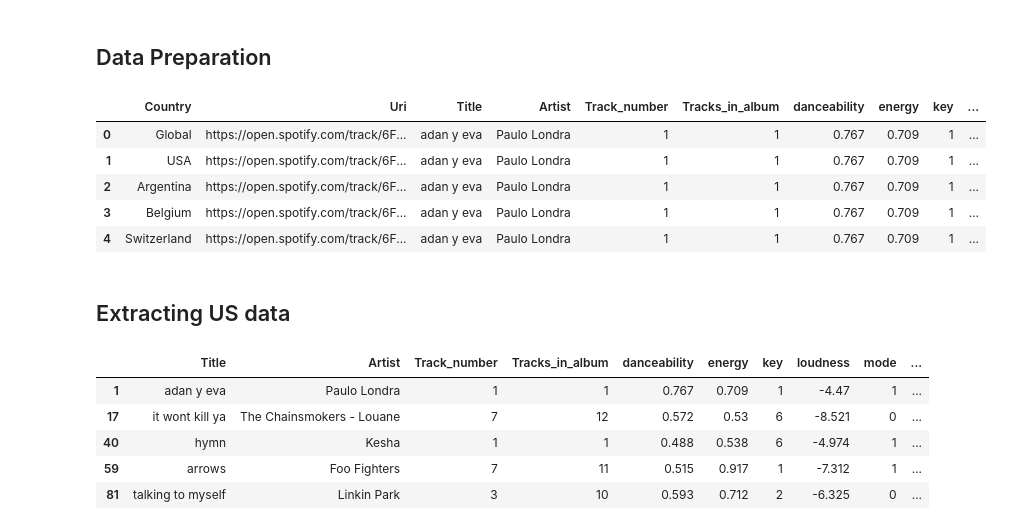
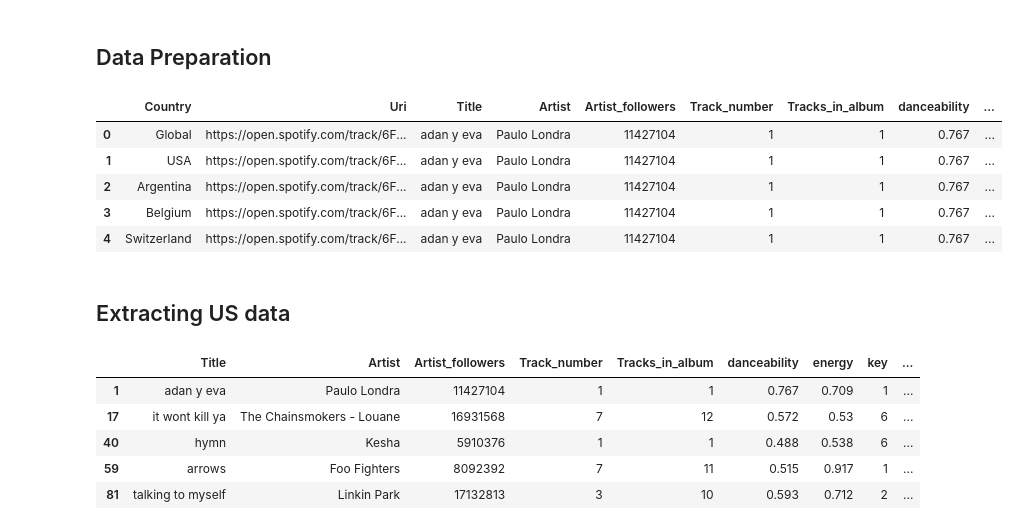
Before and after one commit to AndrewRBader/CU-Fintech_Project-2, a Jupyter notebook: Halam/compiled_notebook.ipynb, the cells around one changed output. Drawn from its saved outputs; the diff is of its cells as text; code cells hidden in the pictures.

```diff
--- a/Halam/compiled_notebook.ipynb
+++ b/Halam/compiled_notebook.ipynb
@@ -12,21 +12,24 @@ pd.set_option('display.max_columns', 200)
 # %%
 # Open the CSV file in a Pandas DataFrame
 spotify_df = pd.read_csv(Path("../Resources/spotify_data.csv"))
-# %%
-# dropping null columns in dataframe - these columns were created by the creators of this data using thier NLP
-spotify_df = spotify_df[spotify_df.isnull().sum()[spotify_df.isnull().sum()==0].keys()].copy()
 # %%
 # Drop unnecessary/irrelevant/redundant columns
-spotify_df = spotify_df.drop(columns=['Album/Single', 'Genre', 'Genre_new', 'Explicit', 'Album', 'Release_date', 'Cluster', 'Popu_max', 'Popularity', 'Cluster'])
-
+spotify_df = spotify_df.drop(
+    columns=['Album/Single', 'Genre', 'Genre_new', 'Explicit', 'Album', 'Release_date', 'Cluster',
+             'Popu_max', 'Popularity', 'Cluster', 'bing_norm_negative', 'bing_norm_neutral',
+             'bing_norm_positive','Argentina','Australia','Austria','Belgium','Brazil','Canada',
+             'Chile','Colombia','Costa Rica','Denmark','Ecuador','Finland','France','Germany',
+             'Global','Indonesia','Ireland','Italy','Malaysia','Mexico','Netherlands','New Zealand',
+             'Norway','Peru','Philippines','Poland','Portugal','Singapore','Spain','Sweden',
+             'Switzerland','Turkey','UK','USA'])
 spotify_df.head()
 # %% [output]
-|  | Country | Uri | Title | Artist | Track_number | Tracks_in_album | danceability | energy | key | ... |
-| 0 | Global | https://open.spotify.com/track/6F... | adan y eva | Paulo Londra | 1 | 1 | 0.767 | 0.709 | 1 | ... |
-| 1 | USA | https://open.spotify.com/track/6F... | adan y eva | Paulo Londra | 1 | 1 | 0.767 | 0.709 | 1 | ... |
-| 2 | Argentina | https://open.spotify.com/track/6F... | adan y eva | Paulo Londra | 1 | 1 | 0.767 | 0.709 | 1 | ... |
-| 3 | Belgium | https://open.spotify.com/track/6F... | adan y eva | Paulo Londra | 1 | 1 | 0.767 | 0.709 | 1 | ... |
-| 4 | Switzerland | https://open.spotify.com/track/6F... | adan y eva | Paulo Londra | 1 | 1 | 0.767 | 0.709 | 1 | ... |
+|  | Country | Uri | Title | Artist | Artist_followers | Track_number | Tracks_in_album | danceability | ... |
+| 0 | Global | https://open.spotify.com/track/6F... | adan y eva | Paulo Londra | 11427104 | 1 | 1 | 0.767 | ... |
+| 1 | USA | https://open.spotify.com/track/6F... | adan y eva | Paulo Londra | 11427104 | 1 | 1 | 0.767 | ... |
+| 2 | Argentina | https://open.spotify.com/track/6F... | adan y eva | Paulo Londra | 11427104 | 1 | 1 | 0.767 | ... |
+| 3 | Belgium | https://open.spotify.com/track/6F... | adan y eva | Paulo Londra | 11427104 | 1 | 1 | 0.767 | ... |
+| 4 | Switzerland | https://open.spotify.com/track/6F... | adan y eva | Paulo Londra | 11427104 | 1 | 1 | 0.767 | ... |
 # %%
 # save it to a csv file
 spotify_df.to_csv("../Resources/spotify_data_prepared.csv")
@@ -39,17 +42,20 @@ spotify_df = spotify_df.drop(columns=['Uri'])
 # selecting US data from original dataframe
 spotify_us_df = spotify_df[spotify_df['Country'] == "USA"].copy()
 
-# drop the Country and bing columns
-spotify_us_df = spotify_us_df.drop(columns = ["Country", "bing_norm_negative", "bing_norm_neutral", "bing_norm_positive"]).copy()
+# dropping null columns in dataframe - these columns were created by the creators of this data using thier NLP
+spotify_us_df = spotify_us_df[spotify_us_df.isnull().sum()[spotify_us_df.isnull().sum()==0].keys()].copy()
+
+# drop the Country column
+spotify_us_df = spotify_us_df.drop(columns=['Country'])
 
 # view the dataframe
 spotify_us_df.head()
 # %% [output]
-|  | Title | Artist | Track_number | Tracks_in_album | danceability | energy | key | loudness | mode | ... |
-| 1 | adan y eva | Paulo Londra | 1 | 1 | 0.767 | 0.709 | 1 | -4.47 | 1 | ... |
-| 17 | it wont kill ya | The Chainsmokers - Louane | 7 | 12 | 0.572 | 0.53 | 6 | -8.521 | 0 | ... |
-| 40 | hymn | Kesha | 1 | 1 | 0.488 | 0.538 | 6 | -4.974 | 1 | ... |
-| 59 | arrows | Foo Fighters | 7 | 11 | 0.515 | 0.917 | 1 | -7.312 | 1 | ... |
-| 81 | talking to myself | Linkin Park | 3 | 10 | 0.593 | 0.712 | 2 | -6.325 | 0 | ... |
+|  | Title | Artist | Artist_followers | Track_number | Tracks_in_album | danceability | energy | key | ... |
+| 1 | adan y eva | Paulo Londra | 11427104 | 1 | 1 | 0.767 | 0.709 | 1 | ... |
+| 17 | it wont kill ya | The Chainsmokers - Louane | 16931568 | 7 | 12 | 0.572 | 0.53 | 6 | ... |
+| 40 | hymn | Kesha | 5910376 | 1 | 1 | 0.488 | 0.538 | 6 | ... |
+| 59 | arrows | Foo Fighters | 8092392 | 7 | 11 | 0.515 | 0.917 | 1 | ... |
+| 81 | talking to myself | Linkin Park | 17132813 | 3 | 10 | 0.593 | 0.712 | 2 | ... |
 # %%
 # save it to a csv file
```
Also changed, not shown: parts of 20 cells of this notebook, 2 other files.
